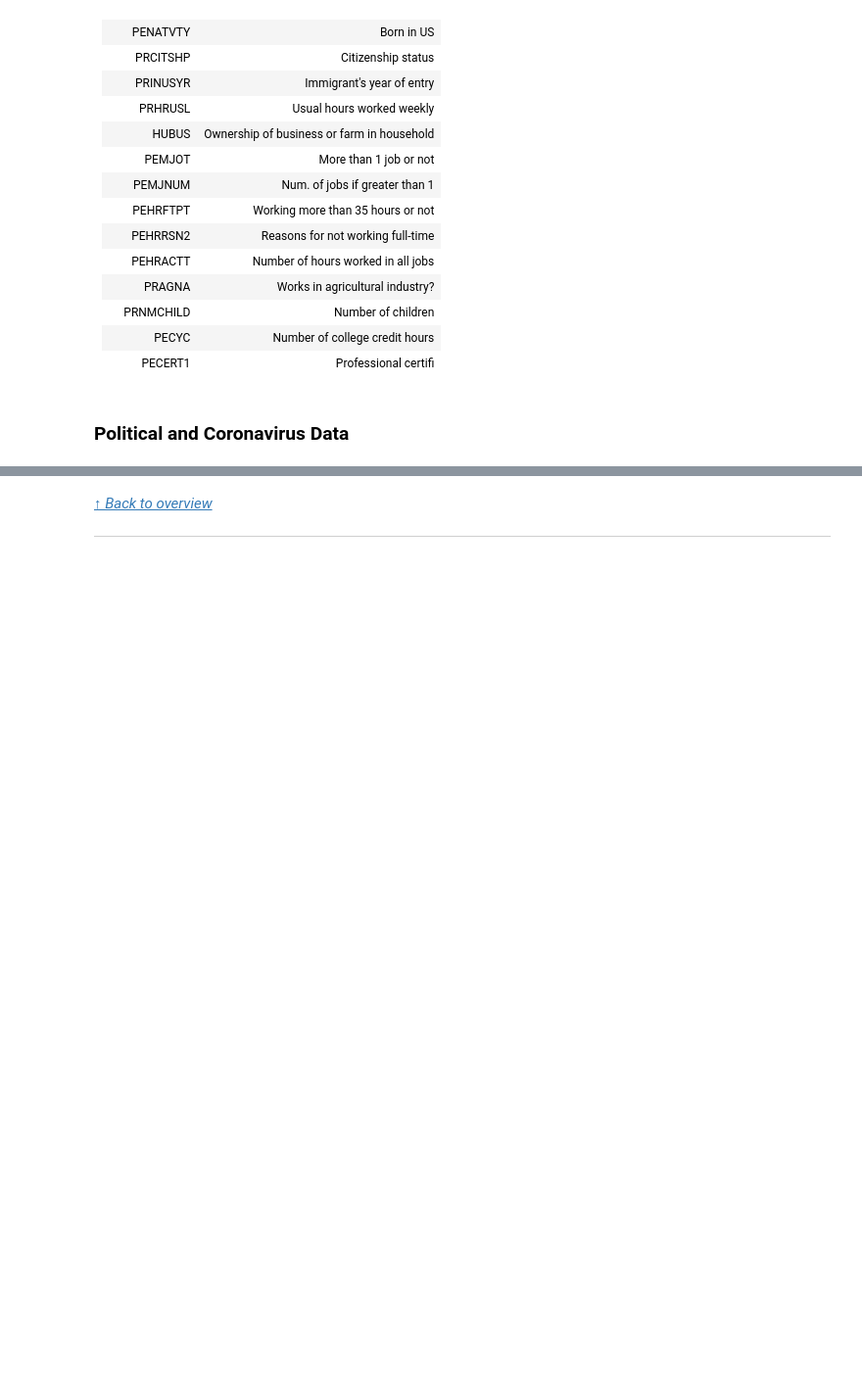
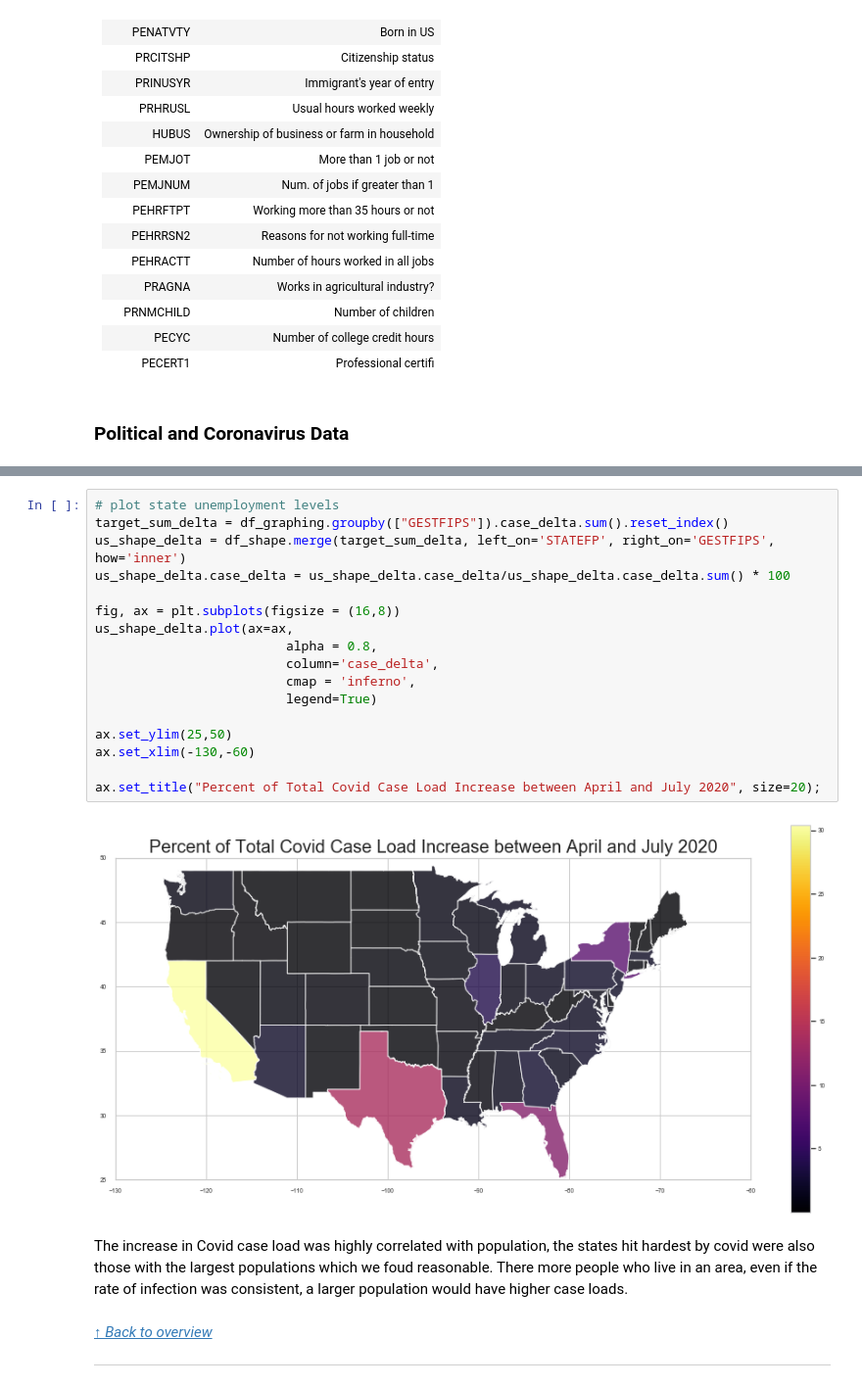
Before and after one commit to danvalen1/Corona-Employment, a Jupyter notebook: Project_Walkthrough.ipynb, the cells around one changed output, grey strips where cells are left out. Shown at 98% size. Cells and saved outputs as stored; diff of their text form; blank space fills up the shorter version.

```diff
--- a/Project_Walkthrough.ipynb
+++ b/Project_Walkthrough.ipynb
@@ -133,3 +197,24 @@ Further, we collected data on covid prevalance from the [New York Times](https:/
+# %%
+# plot state unemployment levels
+target_sum_delta = df_graphing.groupby(["GESTFIPS"]).case_delta.sum().reset_index()
+us_shape_delta = df_shape.merge(target_sum_delta, left_on='STATEFP', right_on='GESTFIPS', how='inner')
+us_shape_delta.case_delta = us_shape_delta.case_delta/us_shape_delta.case_delta.sum() * 100
+
+fig, ax = plt.subplots(figsize = (16,8))
+us_shape_delta.plot(ax=ax,
+                         alpha = 0.8,
+                         column='case_delta',
+                         cmap = 'inferno',
+                         legend=True)
+
+ax.set_ylim(25,50)
+ax.set_xlim(-130,-60)
+
+ax.set_title("Percent of Total Covid Case Load Increase between April and July 2020", size=20);
+# %% [output]
+[figure, added]
+# %% [markdown]
+The increase in Covid case load was highly correlated with population, the states hit hardest by covid were also those with the largest populations which we foud reasonable. There more people who live in an area, even if the rate of infection was consistent, a larger population would have higher case loads.
 # %% [markdown]
 [*↑ Back to overview*](#Overview)
 ***
```
Also changed, not shown: parts of 18 cells of this notebook, 1 other file.
